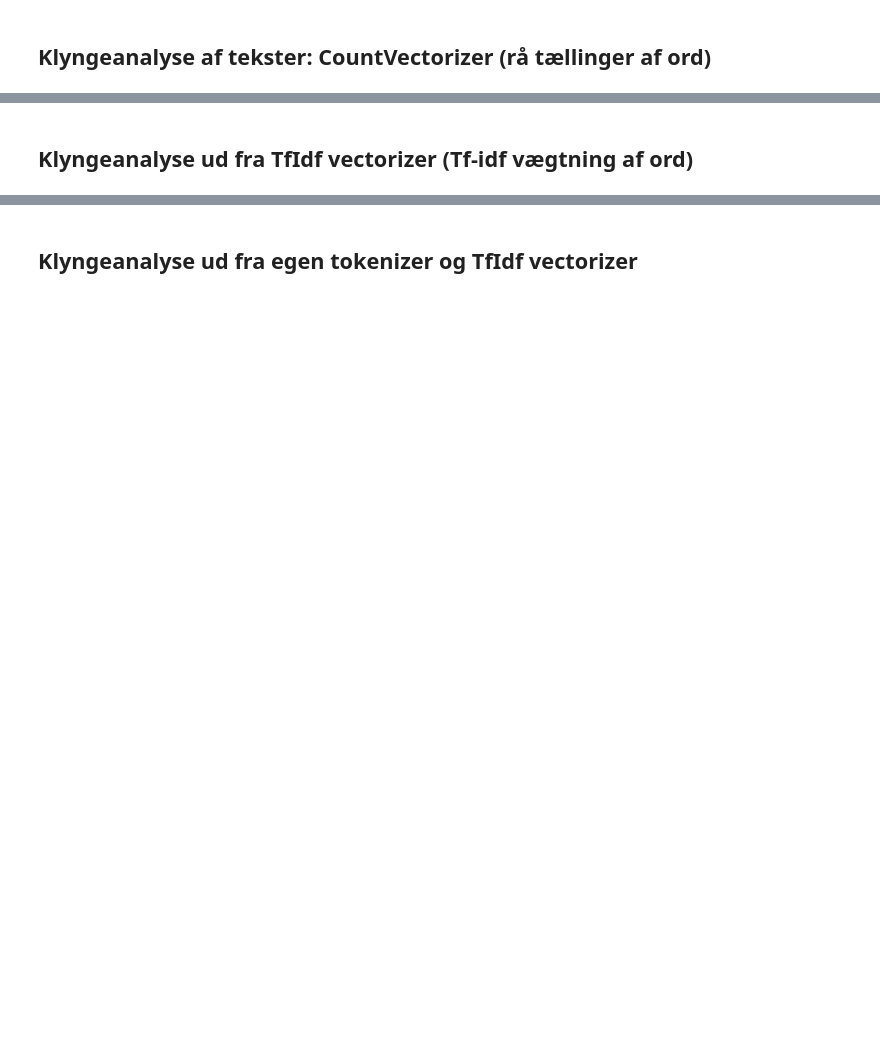
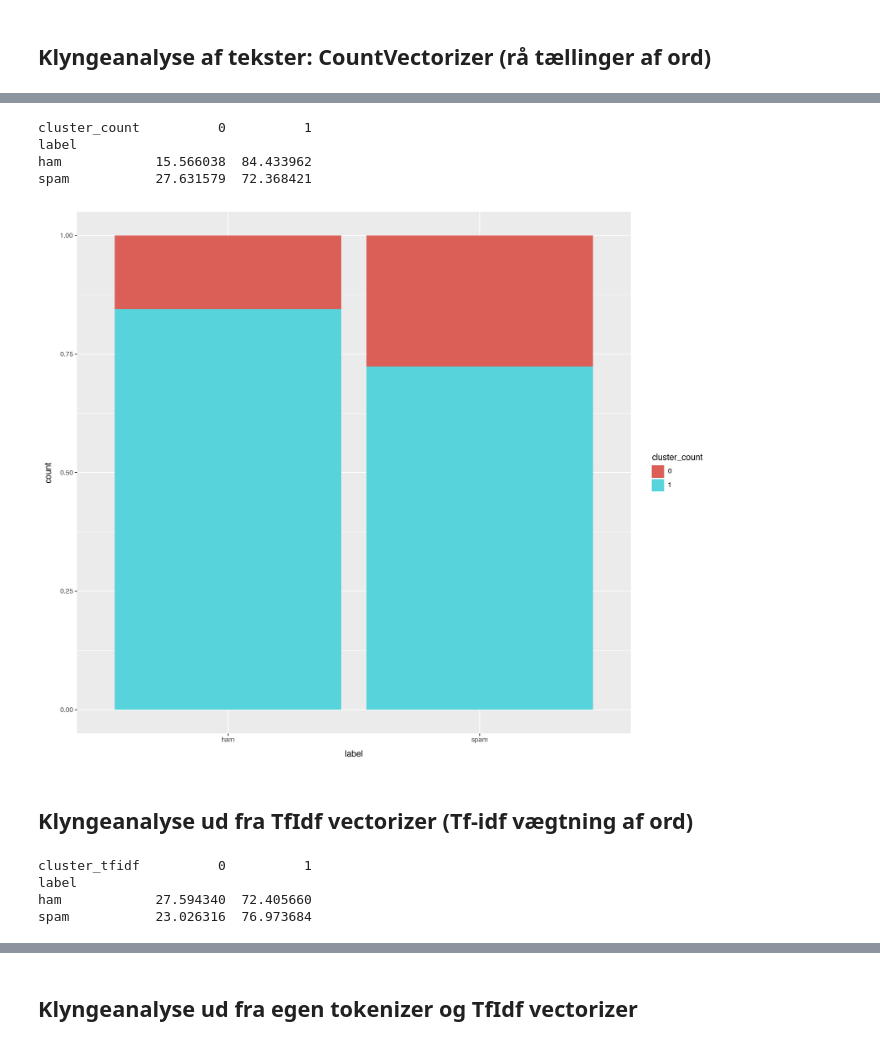
Before and after one commit to jeppeFQ/sds-lektion-10, a Jupyter notebook: resources/text-clustering.ipynb, the cells around one changed output, grey strips where cells are left out. Saved outputs shown, nothing was run; the diff lists cells and outputs as text; code cells hidden in the pictures; blank space fills up the shorter version.

```diff
--- a/resources/text-clustering.ipynb
+++ b/resources/text-clustering.ipynb
@@ -91,2 +29,13 @@ poltext_df.head()
+# %%
+# indlæs data
+df = pd.read_csv('/Users/jeppefl/Library/CloudStorage/OneDrive-AalborgUniversitet/01_work/01_undervisning/02_sds1/03_data/spam.csv', encoding='cp1252')
+
+df = df[['v1', 'v2']].copy()
+df.columns = ['label', 'message']
+df = df.dropna()
+# %%
+# Brug subset for hurtigere beregning (fjern [:1000] for fuld analyse)
+df_analysis = df[:1000].copy()
+messages = df_analysis['message'].tolist()
 # %% [markdown]
 ## Klyngeanalyse af tekster: CountVectorizer (rå tællinger af ord)
@@ -114,0 +42,15 @@ poltext_df.groupby(['party', 'cluster_countvec']).size() / poltext_df.groupby(['
+# %%
+# Dan vectorizer
+vectorizer_count = CountVectorizer(
+    min_df=0.05,  # Ord skal forekomme i mindst 5% af dokumenter
+    max_df=0.9,   # Ord må max forekomme i 90% af dokumenter
+    max_features=500  # Begræns til 500 vigtigste ord
+)
+
+# Transform beskeder til numeriske vektorer
+transformed_count = vectorizer_count.fit_transform(messages)
+count_array = transformed_count.toarray()
+count_df = pd.DataFrame(count_array, columns=vectorizer_count.get_feature_names_out())
+
+print(f"Antal features (ord): {count_df.shape[1]}")
+print(f"Top 10 mest almindelige ord: {list(count_df.sum().sort_values(ascending=False).head(10).index)}")
@@ -114,0 +118,6 @@ poltext_df.groupby(['party', 'cluster_countvec']).size() / poltext_df.groupby(['
+# %%
+# K-means clustering med 2 klynger
+kmeans_count = KMeans(n_clusters=2, random_state=142)
+clusters_count = kmeans_count.fit_predict(count_df)
+
+df_analysis['cluster_count'] = clusters_count.astype('str')
@@ -115,7 +126,19 @@ poltext_df.groupby(['party', 'cluster_countvec']).size() / poltext_df.groupby(['
+# %%
+print(cluster_eval)
+# %% [output]
+cluster_count          0          1
+label
+ham            15.566038  84.433962
+spam           27.631579  72.368421
 # %%
 from plotnine import ggplot, aes, geom_bar
 
-(ggplot(data = poltext_df, mapping = aes(x = 'party', group = 'cluster_countvec', fill = 'cluster_countvec'))
+(ggplot(data = df_analysis,
+        mapping = aes(x = 'label',
+                     group = 'cluster_count',
+                     fill = 'cluster_count'))
  + geom_bar(position = 'fill'))
+# %% [output]
+[figure, added]
 # %% [markdown]
 ## Klyngeanalyse ud fra TfIdf vectorizer (Tf-idf vægtning af ord)
@@ -144 +165,8 @@ poltext_df.groupby(['party', 'cluster_tfidfvec']).size() / poltext_df.groupby(['
+# %%
+print(cluster_eval_tfidf)
+# %% [output]
+cluster_tfidf          0          1
+label
+ham            27.594340  72.405660
+spam           23.026316  76.973684
 # %%
```
Also changed, not shown: parts of 43 cells of this notebook, 4 other files.
